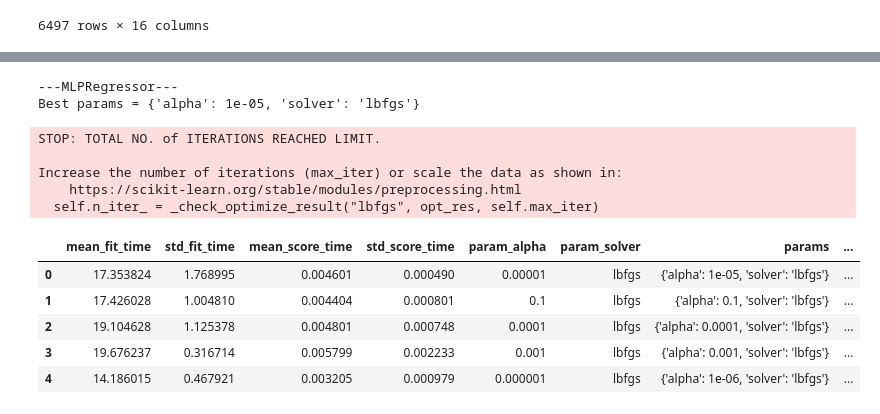
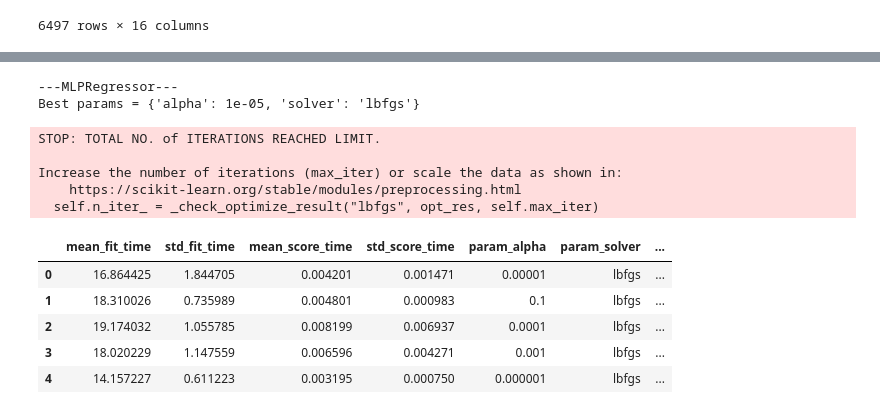
Before and after one commit to mateuspinto/wine-classification, a Jupyter notebook: notebooks/price_model.ipynb, the cells around one changed output, grey strips where cells are left out. Drawn from its saved outputs; the diff is of its cells as text; code cells hidden in the pictures.

```diff
--- a/notebooks/price_model.ipynb
+++ b/notebooks/price_model.ipynb
@@ -130,13 +133,13 @@ DATA_Y = DATA['price'].to_numpy()
 # %%
 %%time
 if True:
-    HP_TUNNER = GridSearchCV(LinearRegression(), {'fit_intercept':[False, True]}, n_jobs=-1)
+    HP_TUNNER = GridSearchCV(LinearRegression(), {'fit_intercept':[False, True], 'normalize':[False, True]}, n_jobs=-1)
     HP_TUNNER.fit(DATA_X, DATA_Y)
 
     print('---LinearRegression---')
     print(f'Best params = {HP_TUNNER.best_params_}')
     print()
-    display(pd.DataFrame(HP_TUNNER.cv_results_).sort_values(by='rank_test_score', ignore_index=True).head())
+    display(pd.DataFrame(HP_TUNNER.cv_results_).sort_values(by='rank_test_score', ignore_index=True).drop(columns=['params', 'split0_test_score', 'split1_test_score', 'split2_test_score', 'split3_test_score', 'split4_test_score']).head())
     print()
 # %% [output]
 ---LinearRegression---
@@ -152,9 +157,9 @@ if True:
     HP_TUNNER = GridSearchCV(DecisionTreeRegressor(random_state=RANDOM_SEED), {'max_depth':[4, 5, 6], 'criterion':['squared_error', 'friedman_mse', 'absolute_error'], 'splitter':['best']}, n_jobs=-1)
     HP_TUNNER.fit(DATA_X, DATA_Y)
 
-    print('---DecisionTreeClassifier---')
+    print('---DecisionTreeRegressor---')
     print(f'Best params = {HP_TUNNER.best_params_}')
     print()
-    display(pd.DataFrame(HP_TUNNER.cv_results_).sort_values(by='rank_test_score', ignore_index=True).head())
+    display(pd.DataFrame(HP_TUNNER.cv_results_).sort_values(by='rank_test_score', ignore_index=True).drop(columns=['params', 'split0_test_score', 'split1_test_score', 'split2_test_score', 'split3_test_score', 'split4_test_score']).head())
     print()
 # %% [output]
@@ -177,7 +182,7 @@ if True:
     print('---RandomForestRegressor---')
     print(f'Best params = {HP_TUNNER.best_params_}')
     print()
-    display(pd.DataFrame(HP_TUNNER.cv_results_).sort_values(by='rank_test_score', ignore_index=True).head())
+    display(pd.DataFrame(HP_TUNNER.cv_results_).sort_values(by='rank_test_score', ignore_index=True).drop(columns=['params', 'split0_test_score', 'split1_test_score', 'split2_test_score', 'split3_test_score', 'split4_test_score']).head())
     print()
 # %% [output]
 ---RandomForestRegressor---
@@ -193,25 +198,25 @@ Wall time: 1min 47s
 # %%
 %%time
 if True:
     HP_TUNNER = GridSearchCV(MLPRegressor(random_state=RANDOM_SEED, max_iter=500), {'solver':['lbfgs'], 'alpha': 10.0 ** -np.arange(1, 7)}, n_jobs=-1)
     HP_TUNNER.fit(DATA_X, DATA_Y)
 
     print('---MLPRegressor---')
     print(f'Best params = {HP_TUNNER.best_params_}')
     print()
-    display(pd.DataFrame(HP_TUNNER.cv_results_).sort_values(by='rank_test_score', ignore_index=True).head())
+    display(pd.DataFrame(HP_TUNNER.cv_results_).sort_values(by='rank_test_score', ignore_index=True).drop(columns=['params', 'split0_test_score', 'split1_test_score', 'split2_test_score', 'split3_test_score', 'split4_test_score']).head())
     print()
 # %% [output]
 ---MLPRegressor---
 Best params = {'alpha': 1e-05, 'solver': 'lbfgs'}
 STOP: TOTAL NO. of ITERATIONS REACHED LIMIT.
 
 Increase the number of iterations (max_iter) or scale the data as shown in:
     https://scikit-learn.org/stable/modules/preprocessing.html
   self.n_iter_ = _check_optimize_result("lbfgs", opt_res, self.max_iter)
-|  | mean_fit_time | std_fit_time | mean_score_time | std_score_time | param_alpha | param_solver | params | ... |
-| 0 | 17.353824 | 1.768995 | 0.004601 | 0.000490 | 0.00001 | lbfgs | {'alpha': 1e-05, 'solver': 'lbfgs'} | ... |
-| 1 | 17.426028 | 1.004810 | 0.004404 | 0.000801 | 0.1 | lbfgs | {'alpha': 0.1, 'solver': 'lbfgs'} | ... |
-| 2 | 19.104628 | 1.125378 | 0.004801 | 0.000748 | 0.0001 | lbfgs | {'alpha': 0.0001, 'solver': 'lbfgs'} | ... |
-| 3 | 19.676237 | 0.316714 | 0.005799 | 0.002233 | 0.001 | lbfgs | {'alpha': 0.001, 'solver': 'lbfgs'} | ... |
-| 4 | 14.186015 | 0.467921 | 0.003205 | 0.000979 | 0.000001 | lbfgs | {'alpha': 1e-06, 'solver': 'lbfgs'} | ... |
+|  | mean_fit_time | std_fit_time | mean_score_time | std_score_time | param_alpha | param_solver | ... |
+| 0 | 16.864425 | 1.844705 | 0.004201 | 0.001471 | 0.00001 | lbfgs | ... |
+| 1 | 18.310026 | 0.735989 | 0.004801 | 0.000983 | 0.1 | lbfgs | ... |
+| 2 | 19.174032 | 1.055785 | 0.008199 | 0.006937 | 0.0001 | lbfgs | ... |
+| 3 | 18.020229 | 1.147559 | 0.006596 | 0.004271 | 0.001 | lbfgs | ... |
+| 4 | 14.157227 | 0.611223 | 0.003195 | 0.000750 | 0.000001 | lbfgs | ... |
```
Also changed, not shown: parts of 8 cells of this notebook, 2 other files.
